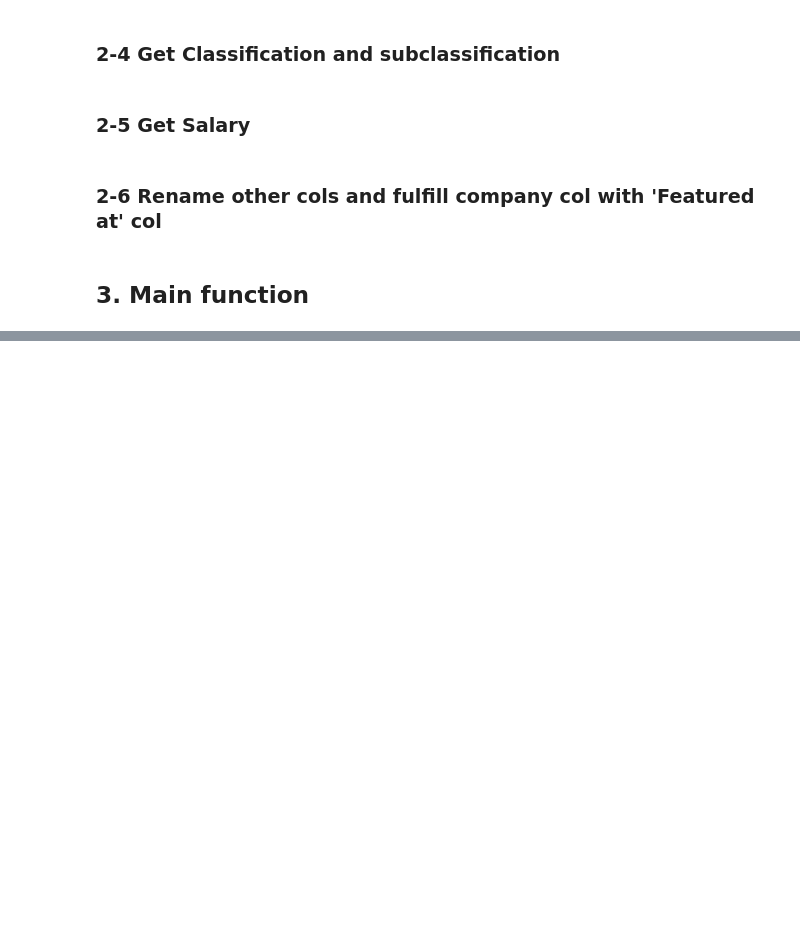
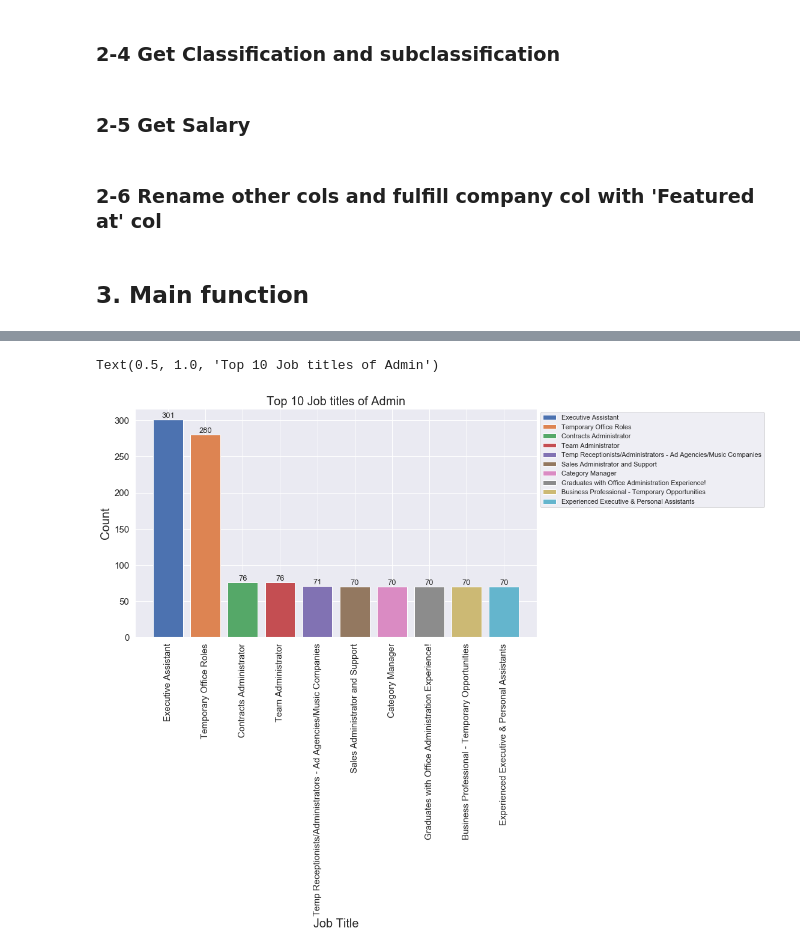
Before and after one commit to QIUYAN08042/NZseek_project, a Jupyter notebook: Functionalized.ipynb, the cells around one changed output, grey strips where cells are left out. Saved outputs shown, nothing was run; the diff lists cells and outputs as text; code cells hidden in the pictures; blank space fills up the shorter version.

```diff
--- a/Functionalized.ipynb
+++ b/Functionalized.ipynb
@@ -273,0 +275,21 @@ import seaborn as sns
+# %%
+top10 = df_admin['Job_Title'].value_counts(sort=True).head(10)
+# top10
+# %%
+plt.figure(figsize=(12,7))
+bar_width=0.8
+
+
+for i, v in top10.items():
+    plt.bar(i,v,bar_width,label=i)
+    plt.text(i,v+0.5,'%.0f'%v,ha='center', va='bottom',fontsize=13) #add num to each bar to show clear
+
+plt.legend(bbox_to_anchor=(1,1),loc='upper left')
+plt.xticks(rotation = 90, fontsize=15)
+plt.yticks(fontsize=15)
+plt.ylabel('Count',fontsize=20)
+plt.xlabel('Job Title',fontsize=20)
+plt.title('Top 10 Job titles of Admin',fontsize=20)
+# %% [output]
+Text(0.5, 1.0, 'Top 10 Job titles of Admin')
+[figure, added]
```
Also changed, not shown: parts of 17 cells of this notebook.
